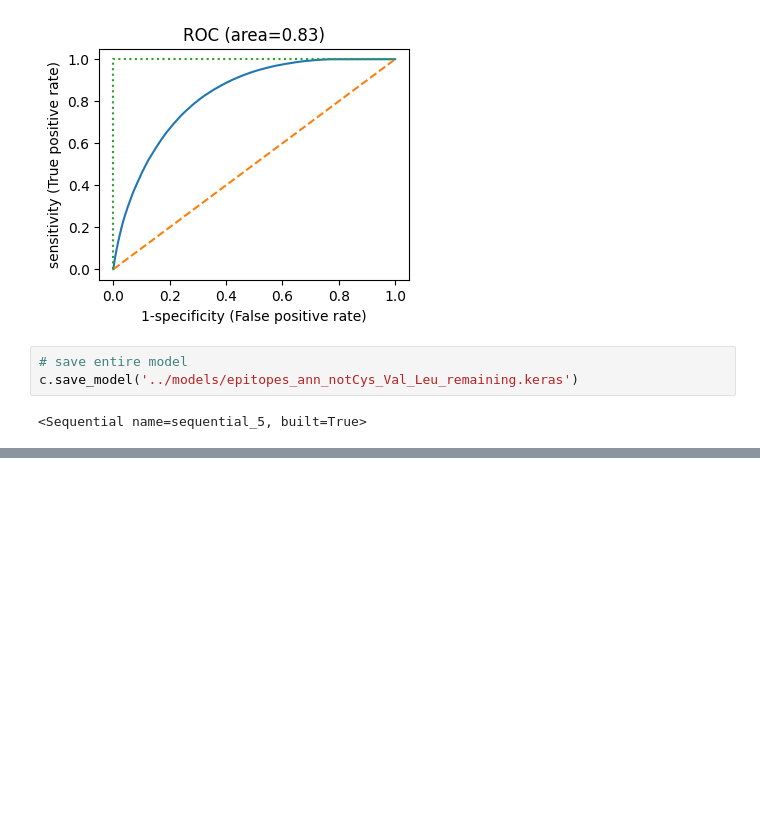
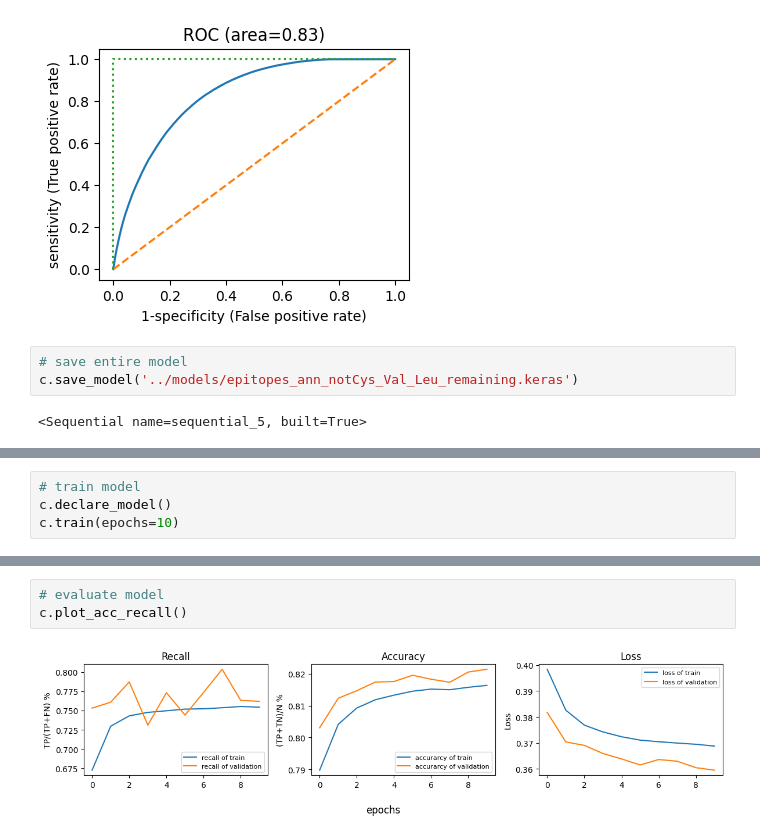
Before and after one commit to Tiezhengyuan/ml_epitope, a Jupyter notebook: src/ANN-combAA.ipynb, the cells around one changed output, grey strips where cells are left out. Cells and saved outputs as stored; diff of their text form; blank space fills up the shorter version.

```diff
--- a/src/ANN-combAA.ipynb
+++ b/src/ANN-combAA.ipynb
@@ -696,0 +838,4 @@ c.save_model('../models/epitopes_ann_notCys_Val_Leu_remaining.keras')
+# %%
+# train model
+c.declare_model()
+c.train(epochs=10)
@@ -696,0 +888,5 @@ c.save_model('../models/epitopes_ann_notCys_Val_Leu_remaining.keras')
+# %%
+# evaluate model
+c.plot_acc_recall()
+# %% [output]
+[figure, added]
```
Also changed, not shown: parts of 29 cells of this notebook, 1 other file.
